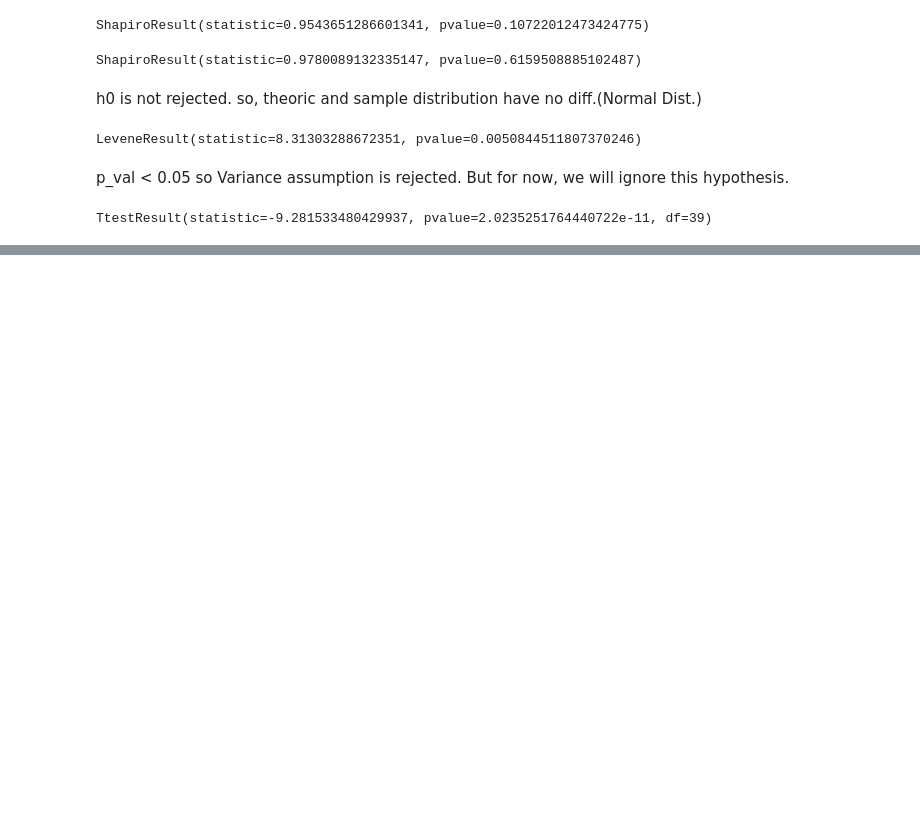
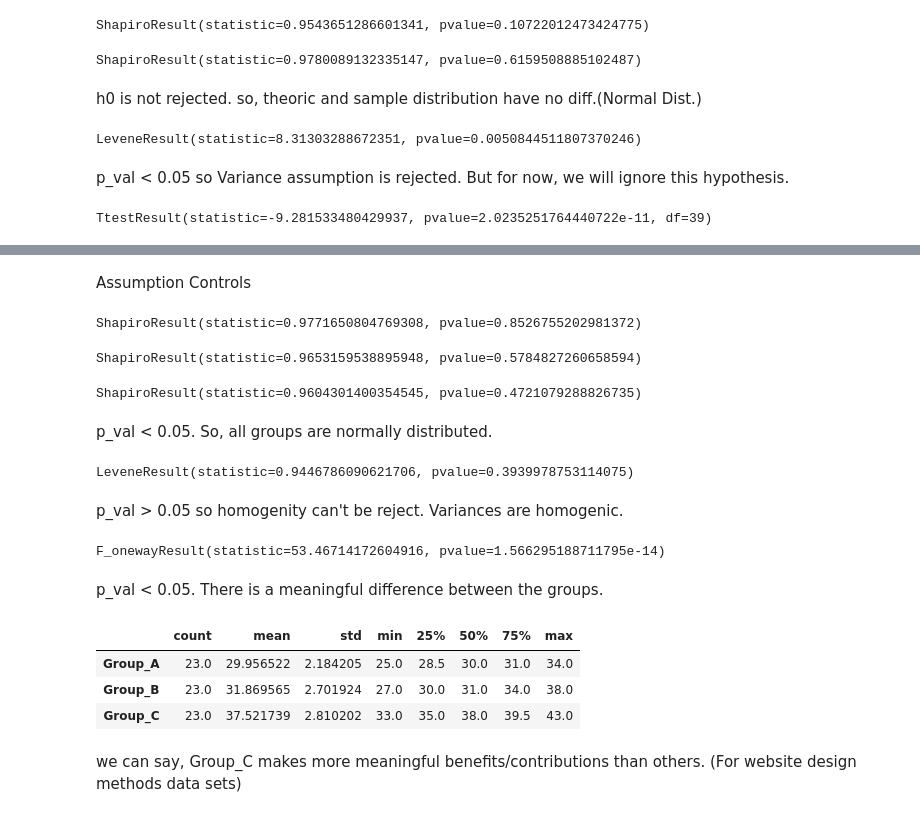
Before and after one commit to Bahrihan/DS_StatisticPractices, a Jupyter notebook: HypothesisParametricT3.ipynb, the cells around one changed output, grey strips where cells are left out. Drawn from its saved outputs; the diff is of its cells as text; code cells hidden in the pictures; blank space fills up the shorter version.

```diff
--- a/HypothesisParametricT3.ipynb
+++ b/HypothesisParametricT3.ipynb
@@ -299,0 +327,13 @@ p_val < 0.05 so, there is no significant meaningful between before and after.
+# %%
+A = pd.DataFrame([28, 33, 30, 29, 28, 29, 27, 31, 30, 32, 28, 33, 25, 29, 27, 31,
+                  31, 30, 31, 34, 30, 32, 31])
+
+B = pd.DataFrame([31, 32, 30, 30, 33, 32, 34, 27, 36, 30, 31, 30, 38, 29, 30, 34,
+                  34, 31, 35, 35, 33, 30, 28])
+
+C = pd.DataFrame([40, 33, 38, 41, 42, 43, 38, 35, 39, 39, 36, 34, 35, 40, 38, 36,
+                  39, 36, 33, 35, 38, 35, 40])
+
+ABC = pd.concat([A,B,C], axis=1)
+ABC.columns = ["Group_A", "Group_B", "Group_C"]
+ABC.head()
@@ -299,0 +347,45 @@ p_val < 0.05 so, there is no significant meaningful between before and after.
+# %% [markdown]
+Assumption Controls
+# %%
+#1-Groups are independent (we assume for that exercise)
+
+#2-Normal dist
+from scipy.stats import shapiro
+shapiro(ABC.Group_A)
+# %% [output]
+ShapiroResult(statistic=0.9771650804769308, pvalue=0.8526755202981372)
+# %%
+shapiro(ABC.Group_B)
+# %% [output]
+ShapiroResult(statistic=0.9653159538895948, pvalue=0.5784827260658594)
+# %%
+shapiro(ABC.Group_C)
+# %% [output]
+ShapiroResult(statistic=0.9604301400354545, pvalue=0.4721079288826735)
+# %% [markdown]
+p_val < 0.05. So, all groups are normally distributed.
+# %%
+#3- homogenity of variance
+stats.levene(ABC["Group_A"], ABC["Group_B"], ABC["Group_C"])
+# %% [output]
+LeveneResult(statistic=0.9446786090621706, pvalue=0.3939978753114075)
+# %% [markdown]
+p_val > 0.05 so homogenity can't be reject. Variances are homogenic.
+# %%
+#Hypothesis
+from scipy.stats import f_oneway
+f_oneway(ABC["Group_A"], ABC["Group_B"], ABC["Group_C"])
+# %% [output]
+F_onewayResult(statistic=53.46714172604916, pvalue=1.566295188711795e-14)
+# %% [markdown]
+p_val < 0.05. There is a meaningful difference between the groups.
+# %%
+ABC.describe().T
+# %% [output]
+|  | count | mean | std | min | 25% | 50% | 75% | max |
+| Group_A | 23.0 | 29.956522 | 2.184205 | 25.0 | 28.5 | 30.0 | 31.0 | 34.0 |
+| Group_B | 23.0 | 31.869565 | 2.701924 | 27.0 | 30.0 | 31.0 | 34.0 | 38.0 |
+| Group_C | 23.0 | 37.521739 | 2.810202 | 33.0 | 35.0 | 38.0 | 39.5 | 43.0 |
+# %% [markdown]
+we can say, Group_C makes more meaningful benefits/contributions than others.
+(For website design methods data sets)
```
Also changed, not shown: parts of 9 cells of this notebook, 1 other file.
